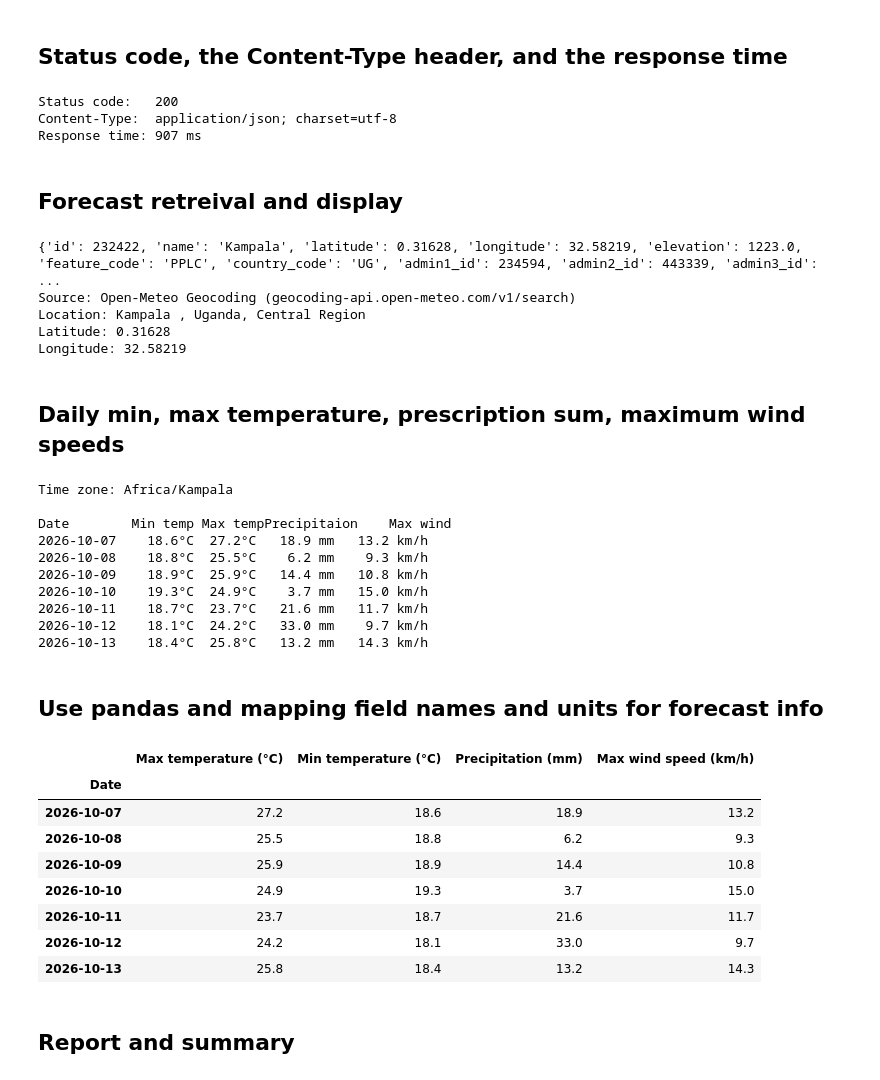
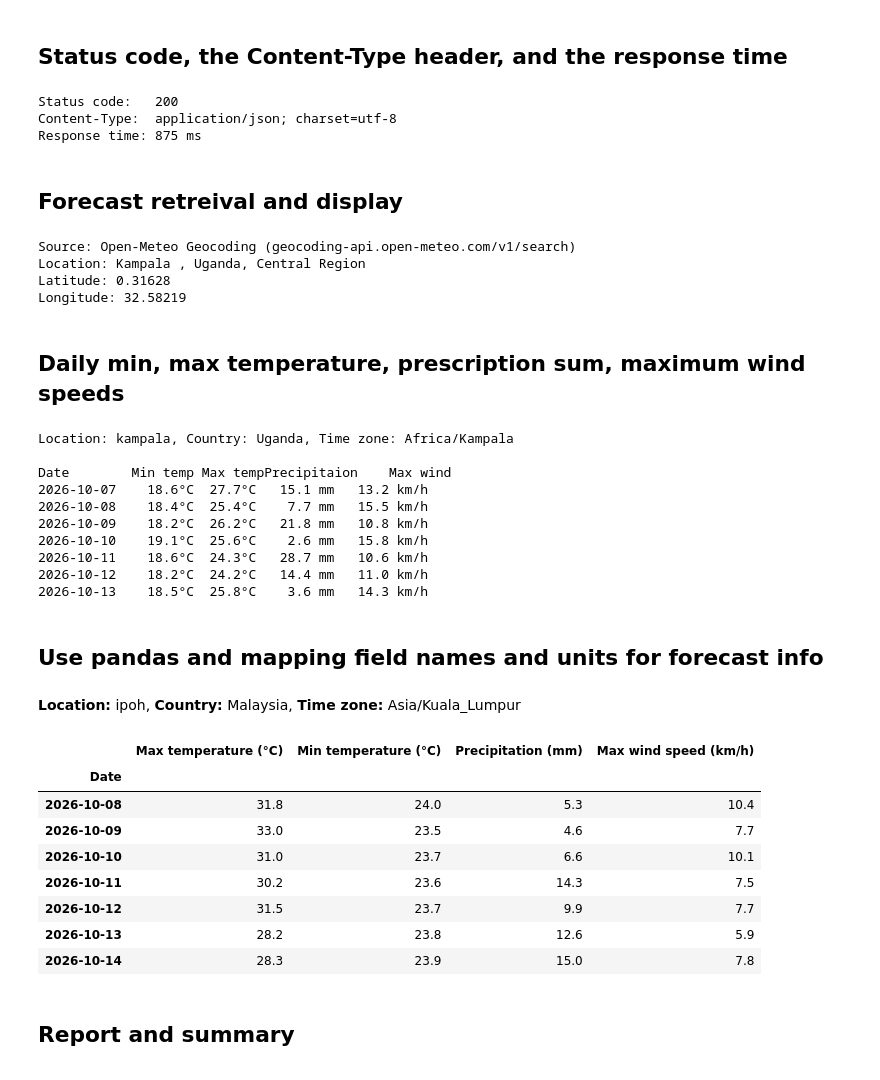
Before and after one commit to instantiate2roy/mini-project, a Jupyter notebook: project1_weather_forecast.ipynb, the cells around one changed output. Saved outputs shown, nothing was run; the diff lists cells and outputs as text; code cells hidden in the pictures.

```diff
--- a/project1_weather_forecast.ipynb
+++ b/project1_weather_forecast.ipynb
@@ -40,7 +40,7 @@ import urllib.request
 
 base_url = "https://geocoding-api.open-meteo.com/v1/search"
 time_out=10
-location='dresden'
+location='kampala'
 
 try:
     params = {"name": location, "count": 1, "language": 'en', "format": 'json'}
@@ -64,7 +64,7 @@ import requests
 
 base_url = "https://geocoding-api.open-meteo.com/v1/search"
 time_out=10
-location='dresden'
+location='Gulu'
 
 try:
     params = {"name": location, "count": 1, "language": 'en', "format": 'json'}
@@ -99,7 +99,8 @@ import requests
 
 base_url = "https://geocoding-api.open-meteo.com/v1/search"
 time_out=10
-location='dresden'
+#test location is kampala
+location='kampala'
 
 params = {"name":location, "count": 1, "language": "en", "format": "json"}
 resp = requests.get(base_url, params=params, timeout=time_out)
@@ -110,7 +111,7 @@ print(f"Response time: {resp.elapsed.total_seconds() * 1000:.0f} ms")
 # %% [output]
 Status code:   200
 Content-Type:  application/json; charset=utf-8
-Response time: 907 ms
+Response time: 875 ms
 # %% [markdown]
 ## Forecast retreival and display
 # %%
@@ -129,7 +130,7 @@ def geocode(location):
 
     r = results[0]
 
-    # if more than 1 record, let the user choose
+    #if more than 1 record, let the user choose
     if len(results) > 1:
         lines = [f"Found {len(results)} matches for {location!r}:"]
         for i, res in enumerate(results, 1):
@@ -159,7 +160,6 @@ try:
 except Exception as e:
     print(e)
 # %% [output]
-{'id': 232422, 'name': 'Kampala', 'latitude': 0.31628, 'longitude': 32.58219, 'elevation': 1223.0, 'feature_code': 'PPLC', 'country_code': 'UG', 'admin1_id': 234594, 'admin2_id': 443339, 'admin3_id':  ...
 Source: Open-Meteo Geocoding (geocoding-api.open-meteo.com/v1/search)
 Location: Kampala , Uganda, Central Region
 Latitude: 0.31628
@@ -191,17 +191,18 @@ def get_forecast(lat, lon, n_days=7, time_zone ='auto'):
     return resp.json()
 
 try:
-    #sample location, kampala
-    location = {'name':'kampala', 'time_zone':'Africa/Kampala'}
+
+    location = input('Please provide a location:')
     #use method from previous section
-    data = geocode('kampala')
+    data = geocode(location)
     if(data):
         # print(data)
         fcst=get_forecast(data['latitude'],data['longitude'],7, data['timezone'])
         if(fcst):
             daily = fcst["daily"]
             units = fcst["daily_units"]
-            print(f"Time zone: {fcst['timezone']}\n")
+
+            print(f"Location: {location}, Country: {data['country']}, Time zone: {fcst['timezone']}\n")
             print(f"{'Date':<12}{'Min temp ':>8}{'Max temp' :>8}{'Precipitaion':>10}{'Max wind':>12}")
             for i, day in enumerate(daily["time"]):
                 print(f"{day:<12}"
@@ -213,21 +214,21 @@ try:
 except Exception as e:
     print(e)
 # %% [output]
-Time zone: Africa/Kampala
+Location: kampala, Country: Uganda, Time zone: Africa/Kampala
 
 Date        Min temp Max tempPrecipitaion    Max wind
-2026-10-07    18.6°C  27.2°C   18.9 mm   13.2 km/h
-2026-10-08    18.8°C  25.5°C    6.2 mm    9.3 km/h
-2026-10-09    18.9°C  25.9°C   14.4 mm   10.8 km/h
-2026-10-10    19.3°C  24.9°C    3.7 mm   15.0 km/h
-2026-10-11    18.7°C  23.7°C   21.6 mm   11.7 km/h
-2026-10-12    18.1°C  24.2°C   33.0 mm    9.7 km/h
-2026-10-13    18.4°C  25.8°C   13.2 mm   14.3 km/h
+2026-10-07    18.6°C  27.7°C   15.1 mm   13.2 km/h
+2026-10-08    18.4°C  25.4°C    7.7 mm   15.5 km/h
+2026-10-09    18.2°C  26.2°C   21.8 mm   10.8 km/h
+2026-10-10    19.1°C  25.6°C    2.6 mm   15.8 km/h
+2026-10-11    18.6°C  24.3°C   28.7 mm   10.6 km/h
+2026-10-12    18.2°C  24.2°C   14.4 mm   11.0 km/h
+2026-10-13    18.5°C  25.8°C    3.6 mm   14.3 km/h
 # %% [markdown]
 ## Use pandas and mapping field names and units for forecast info
 # %%
 import pandas
-from IPython.display import display
+from IPython.display import display, Markdown
 
 #mapping
 codes = {
@@ -284,42 +285,47 @@ def forecast_to_dataframe(forecast):
 
     # add a text description right after the numeric weather code
     if "weather_code" in df:
         description = df["weather_code"].map(codes).fillna("Unknown")
         df.insert(df.columns.get_loc("weather_code") + 1, "Weather", description)
 
     # rename columns and add units, e.g. "Max temperature (°C)"
     new_names = {}
     for col in df.columns:
         name = fields.get(col, col)
         if col not in ("time", "weather_code") and units.get(col):
             name = f"{name} ({units[col]})"
         new_names[col] = name
 
     return df.rename(columns=new_names).set_index("Date")
 
 try:
     #sample location, kampala
-    location = {'name':'kampala', 'time_zone':'Africa/Kampala'}
+    location = input('Please provide a location: ')
     #use method from previous section
-    data = geocode('kampala')
+    data = geocode(location)
     if(data):
         # print(data)
         fcst=get_forecast(data['latitude'],data['longitude'],7, data['timezone'])
         if(fcst):
+            display(Markdown(
+                f"**Location:** {location}, **Country:** {data.get('country', '-')}, "
+                f"**Time zone:** {fcst['timezone']}"
+                ))
             display(forecast_to_dataframe(fcst))
 
 except Exception as e:
     print(e)
 # %% [output]
+**Location:** ipoh, **Country:** Malaysia, **Time zone:** Asia/Kuala_Lumpur
 |  | Max temperature (°C) | Min temperature (°C) | Precipitation (mm) | Max wind speed (km/h) |
 | Date |  |  |  |  |
-| 2026-10-07 | 27.2 | 18.6 | 18.9 | 13.2 |
-| 2026-10-08 | 25.5 | 18.8 | 6.2 | 9.3 |
-| 2026-10-09 | 25.9 | 18.9 | 14.4 | 10.8 |
-| 2026-10-10 | 24.9 | 19.3 | 3.7 | 15.0 |
-| 2026-10-11 | 23.7 | 18.7 | 21.6 | 11.7 |
-| 2026-10-12 | 24.2 | 18.1 | 33.0 | 9.7 |
-| 2026-10-13 | 25.8 | 18.4 | 13.2 | 14.3 |
+| 2026-10-08 | 31.8 | 24.0 | 5.3 | 10.4 |
+| 2026-10-09 | 33.0 | 23.5 | 4.6 | 7.7 |
+| 2026-10-10 | 31.0 | 23.7 | 6.6 | 10.1 |
+| 2026-10-11 | 30.2 | 23.6 | 14.3 | 7.5 |
+| 2026-10-12 | 31.5 | 23.7 | 9.9 | 7.7 |
+| 2026-10-13 | 28.2 | 23.8 | 12.6 | 5.9 |
+| 2026-10-14 | 28.3 | 23.9 | 15.0 | 7.8 |
 # %% [markdown]
 ## Report and summary
 # %%
```
Also changed, not shown: parts of 3 cells of this notebook, 1 other file.
